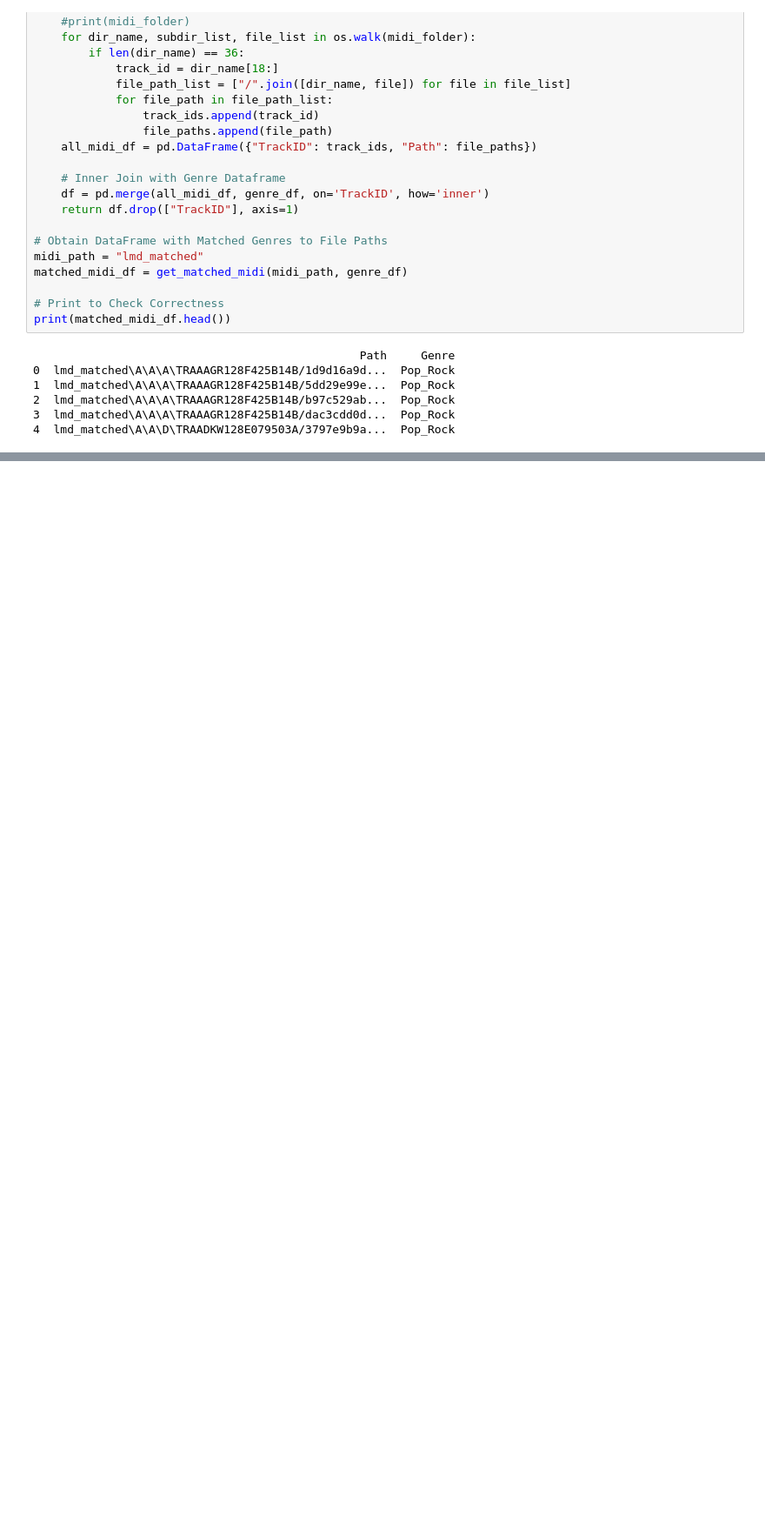
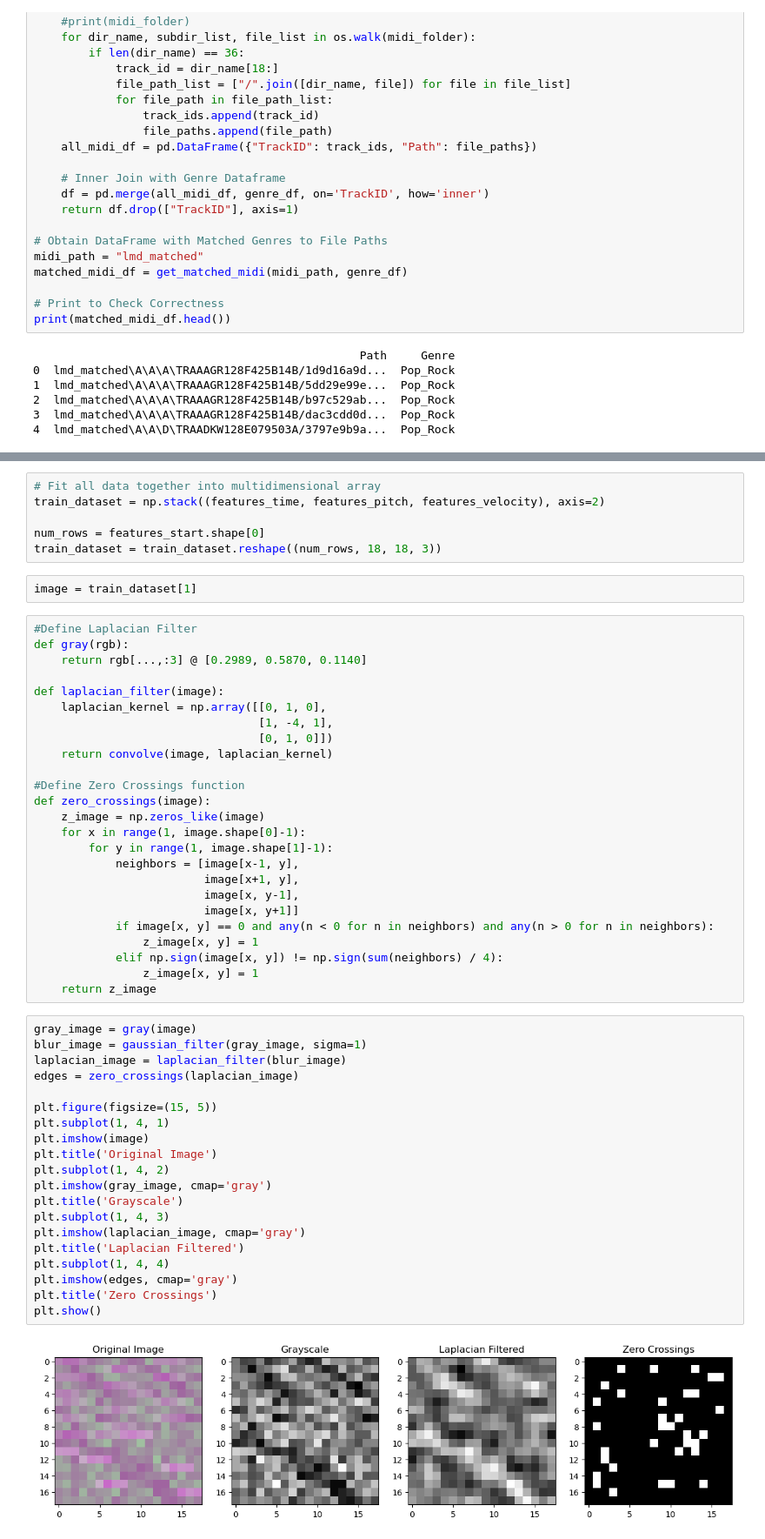
Before and after one commit to AmesRupnick/MidiClassification, a Jupyter notebook: Genre Classifier.ipynb, the cells around one changed output, grey strips where cells are left out. Shown at 87% size. Drawn from its saved outputs; the diff is of its cells as text; blank space fills up the shorter version.

```diff
--- a/Genre Classifier.ipynb
+++ b/Genre Classifier.ipynb
@@ -625,0 +650,55 @@ Accuracy of the NN None: 0.742603550295858
+# %%
+# Fit all data together into multidimensional array
+train_dataset = np.stack((features_time, features_pitch, features_velocity), axis=2)
+
+num_rows = features_start.shape[0]
+train_dataset = train_dataset.reshape((num_rows, 18, 18, 3))
+# %%
+image = train_dataset[1]
+# %%
+#Define Laplacian Filter
+def gray(rgb):
+    return rgb[...,:3] @ [0.2989, 0.5870, 0.1140]
+
+def laplacian_filter(image):
+    laplacian_kernel = np.array([[0, 1, 0],
+                                 [1, -4, 1],
+                                 [0, 1, 0]])
+    return convolve(image, laplacian_kernel)
+
+#Define Zero Crossings function
+def zero_crossings(image):
+    z_image = np.zeros_like(image)
+    for x in range(1, image.shape[0]-1):
+        for y in range(1, image.shape[1]-1):
+            neighbors = [image[x-1, y],
+                         image[x+1, y],
+                         image[x, y-1],
+                         image[x, y+1]]
+            if image[x, y] == 0 and any(n < 0 for n in neighbors) and any(n > 0 for n in neighbors):
+                z_image[x, y] = 1
+            elif np.sign(image[x, y]) != np.sign(sum(neighbors) / 4):
+                z_image[x, y] = 1
+    return z_image
+# %%
+gray_image = gray(image)
+blur_image = gaussian_filter(gray_image, sigma=1)
+laplacian_image = laplacian_filter(blur_image)
+edges = zero_crossings(laplacian_image)
+
+plt.figure(figsize=(15, 5))
+plt.subplot(1, 4, 1)
+plt.imshow(image)
+plt.title('Original Image')
+plt.subplot(1, 4, 2)
+plt.imshow(gray_image, cmap='gray')
+plt.title('Grayscale')
+plt.subplot(1, 4, 3)
+plt.imshow(laplacian_image, cmap='gray')
+plt.title('Laplacian Filtered')
+plt.subplot(1, 4, 4)
+plt.imshow(edges, cmap='gray')
+plt.title('Zero Crossings')
+plt.show()
+# %% [output]
+[figure, added]
```
Also changed, not shown: parts of 38 cells of this notebook, 6 other files.
